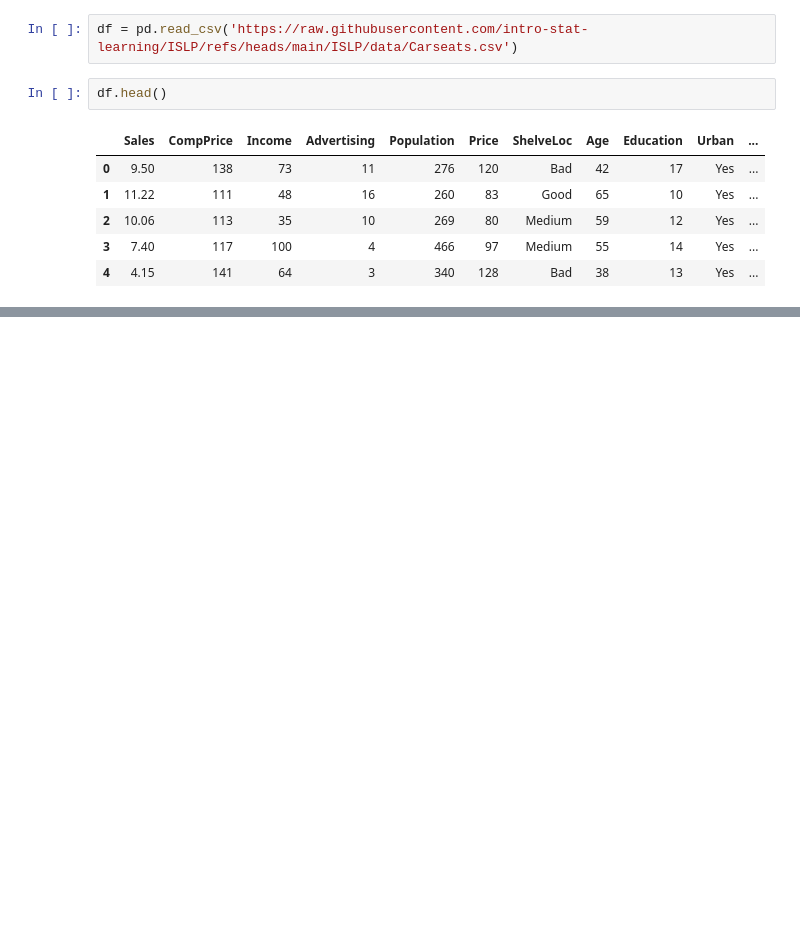
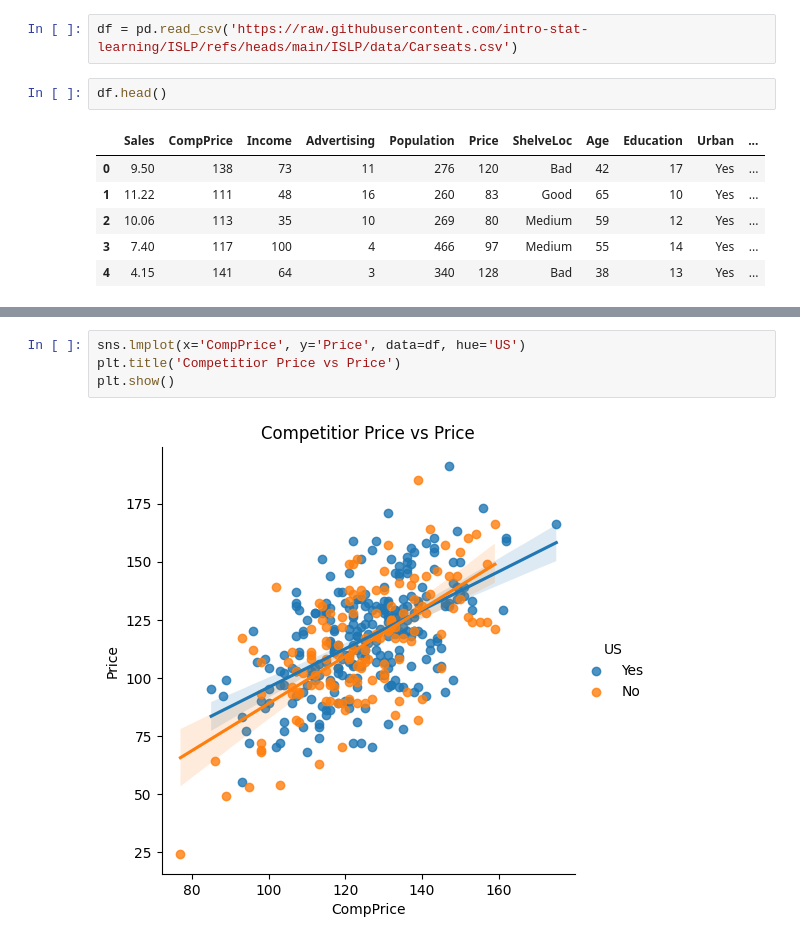
Before and after one commit to ana-lsm/data-science, a Jupyter notebook: carseats/lr-chap1-carseats.ipynb, the cells around one changed output, grey strips where cells are left out. Cells and saved outputs as stored; diff of their text form; blank space fills up the shorter version.

```diff
--- a/carseats/lr-chap1-carseats.ipynb
+++ b/carseats/lr-chap1-carseats.ipynb
@@ -15,0 +79,6 @@ df.head()
+# %%
+sns.lmplot(x='CompPrice', y='Price', data=df, hue='US')
+plt.title('Competitior Price vs Price')
+plt.show()
+# %% [output]
+[figure, added]
```
Also changed, not shown: parts of 12 cells of this notebook.
